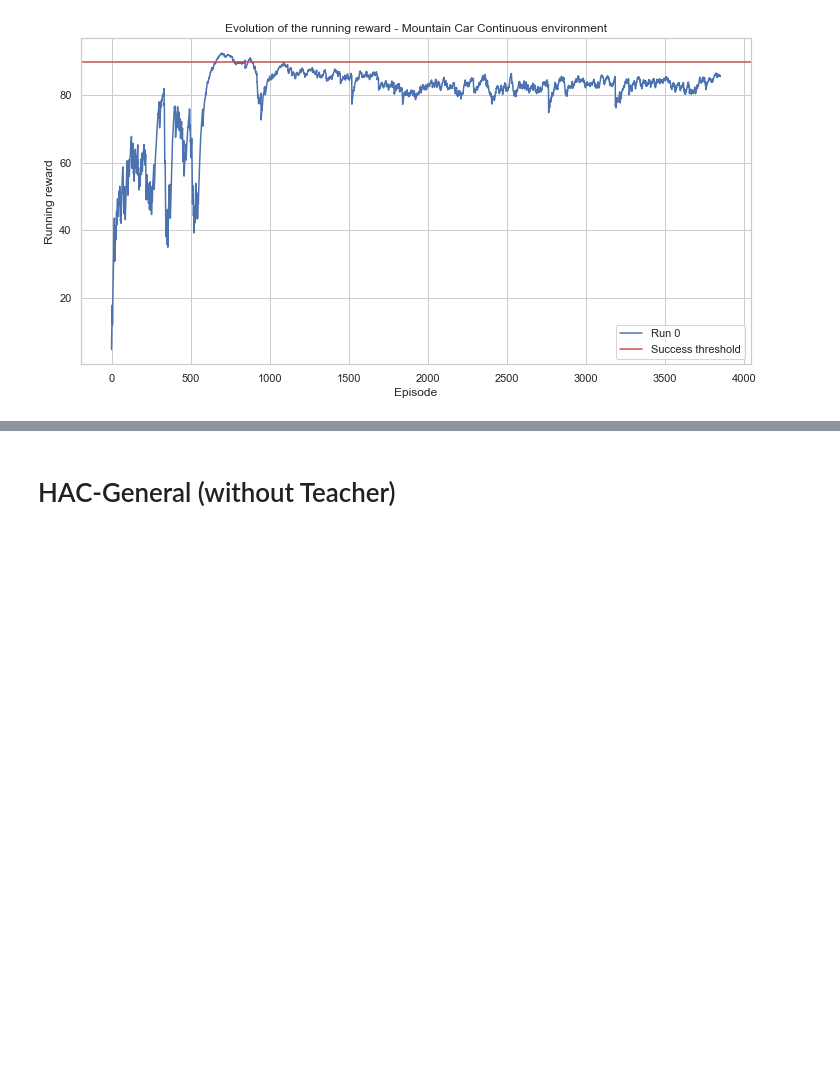
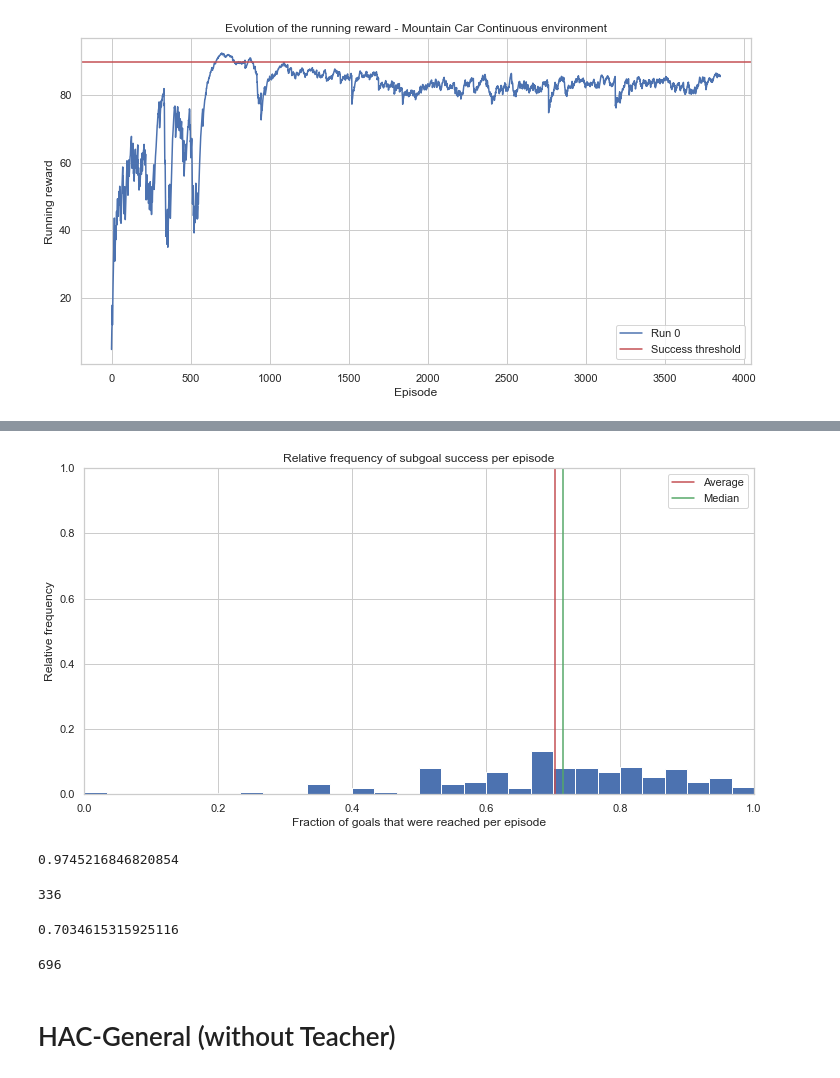
Before and after one commit to bonaert/explainable_rl, a Jupyter notebook: notebooks/Performance.ipynb, the cells around one changed output, grey strips where cells are left out. Cells and saved outputs as stored; diff of their text form; code cells hidden in the pictures; blank space fills up the shorter version.

```diff
--- a/notebooks/Performance.ipynb
+++ b/notebooks/Performance.ipynb
@@ -152,0 +172,2 @@ make_running_rewards_plot(
+# %%
+percentage_subgoals_reached_ll = get_vals_with_tag(lunar_lander_demo_event_file, 'Subgoals/Subgoal success')
@@ -153,3 +196,33 @@ make_running_rewards_plot(
+# %%
+plt.figure(figsize=(12, 6))
+plt.hist(percentage_subgoals_reached_ll, weights=get_weights(percentage_subgoals_reached_ll), bins=30)
+plt.title('Relative frequency of subgoal success per episode')
+plt.xlabel('Fraction of goals that were reached per episode')
+plt.ylabel('Relative frequency')
+plt.xlim(0, 1)
+plt.ylim(0, 1)
+plt.axvline(np.mean(percentage_subgoals_reached_ll), label='Average', color='r')
+plt.axvline(np.median(percentage_subgoals_reached_ll), label='Median', color='g')
+plt.legend()
+plt.savefig(media_dir / f"SubgoalSuccesLunarLander.png", dpi=300)
+# %% [output]
+[figure, added]
+# %%
+np.mean(percentage_subgoals_reached_mc)
+# %% [output]
+0.9745216846820854
+# %%
+print(len(percentage_subgoals_reached_mc))
+# %% [output]
+336
+# %%
+np.mean(percentage_subgoals_reached_ll)
+# %% [output]
+0.7034615315925116
+# %%
+print(len(percentage_subgoals_reached_ll))
+# %% [output]
+696
 # %% [markdown]
 # HAC-General (without Teacher)
 # %%
```
Also changed, not shown: parts of 11 cells of this notebook.
